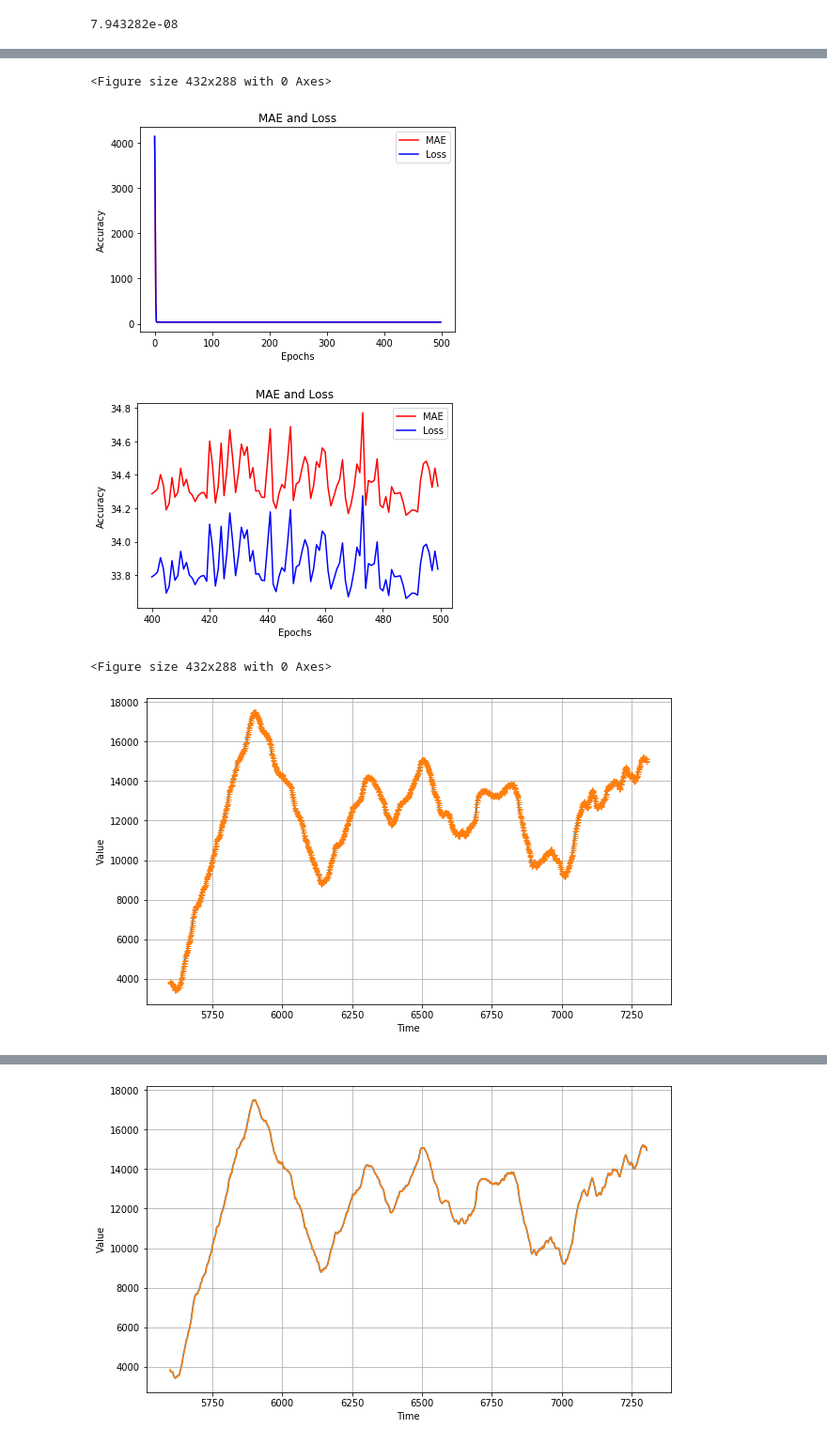
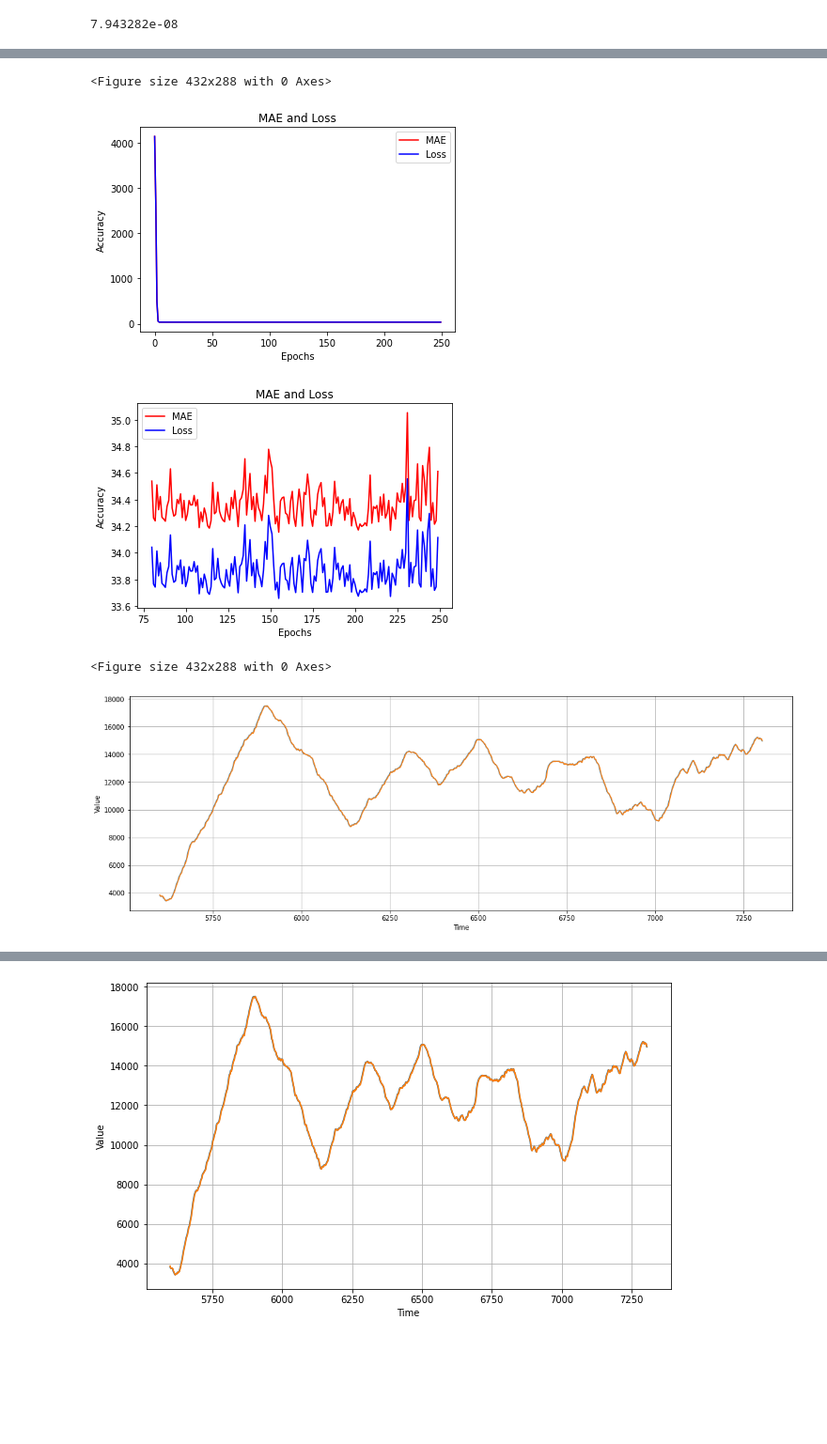
Before and after one commit to KSaiPremika/Plant-the-future, a Jupyter notebook: Normal_Regression_Model_with_40_MAE.ipynb, the cells around one changed output, grey strips where cells are left out. Shown: that part at 94% size. Saved outputs shown, nothing was run; the diff lists cells and outputs as text; code cells hidden in the pictures; blank space fills up the shorter version.

Commit message:
model with 39 MAE

```diff
--- a/Normal_Regression_Model_with_40_MAE.ipynb
+++ b/Normal_Regression_Model_with_40_MAE.ipynb
@@ -160,18 +154,13 @@ bestLr
 tf.keras.backend.clear_session()
 tf.random.set_seed(51)
 np.random.seed(51)
-train_set = windowed_dataset(x_train, window_size=60, batch_size=128, shuffle_buffer=shuffle_buffer_size)
+train_set = windowed_dataset(x_train, window_size=64, batch_size=128, shuffle_buffer=shuffle_buffer_size)
 model = tf.keras.models.Sequential([
-  #tf.keras.layers.Conv1D(filters=60, kernel_size=5,
-  #                    strides=1, padding="causal",
-  #                    activation="relu",
-  #                    input_shape=[None, 1]),
-  #tf.keras.layers.LSTM(60, return_sequences=True,input_shape=[None, 1]),
-  #tf.keras.layers.LSTM(60, return_sequences=True),
-  tf.keras.layers.Dense(30, activation="relu",input_shape=[None, 1]),
+
+
+  tf.keras.layers.Dense(30, activation="relu", input_shape=[None,1]),
   tf.keras.layers.Dense(10, activation="relu"),
   tf.keras.layers.Dense(1),
-  #tf.keras.layers.Lambda(lambda x: x * 400)
 ])
 
 
@@ -179,5 +168,5 @@ optimizer = tf.keras.optimizers.SGD(lr=bestLr, momentum=0.9)
 model.compile(loss=tf.keras.losses.Huber(),
               optimizer=optimizer,
               metrics=["mae"])
-history = model.fit(train_set,epochs=500)
+history = model.fit(train_set,epochs=250)
 # %% [output]
@@ -223,9 +212,9 @@ plt.legend(["MAE", "Loss"])
 
 plt.figure()
 
-epochs_zoom = epochs[400:]
-mae_zoom = mae[400:]
-loss_zoom = loss[400:]
+epochs_zoom = epochs[80:]
+mae_zoom = mae[80:]
+loss_zoom = loss[80:]
 
 #------------------------------------------------
 # Plot Zoomed MAE and Loss
@@ -240,8 +229,8 @@ plt.legend(["MAE", "Loss"])
 plt.figure()
 # %% [output]
 <Figure size 432x288 with 0 Axes>
-[figure, old version]
+[figure, new version]
-[figure, old version]
+[figure, new version]
 <Figure size 432x288 with 0 Axes>
 # %%
 rnn_forecast = model_forecast(model, series[..., np.newaxis], window_size)
@@ -250,8 +239,8 @@ rnn_forecast = rnn_forecast[split_time - window_size:-1, -1, 0]
 rnn_forecast2 = model_forecast(model, series[..., np.newaxis], window_size)
 rnn_forecast2 = rnn_forecast2[ window_size:split_time, -1, 0]
 # %%
-plt.figure(figsize=(10, 6))
+plt.figure(figsize=(18, 6))
 plot_series(time_valid, x_valid)
-plot_series(time_valid, rnn_forecast,format='+')
+plot_series(time_valid, rnn_forecast)
 # %% [output]
-[figure, old version]
+[figure, new version]
```
Also changed, not shown: parts of 21 cells of this notebook.
